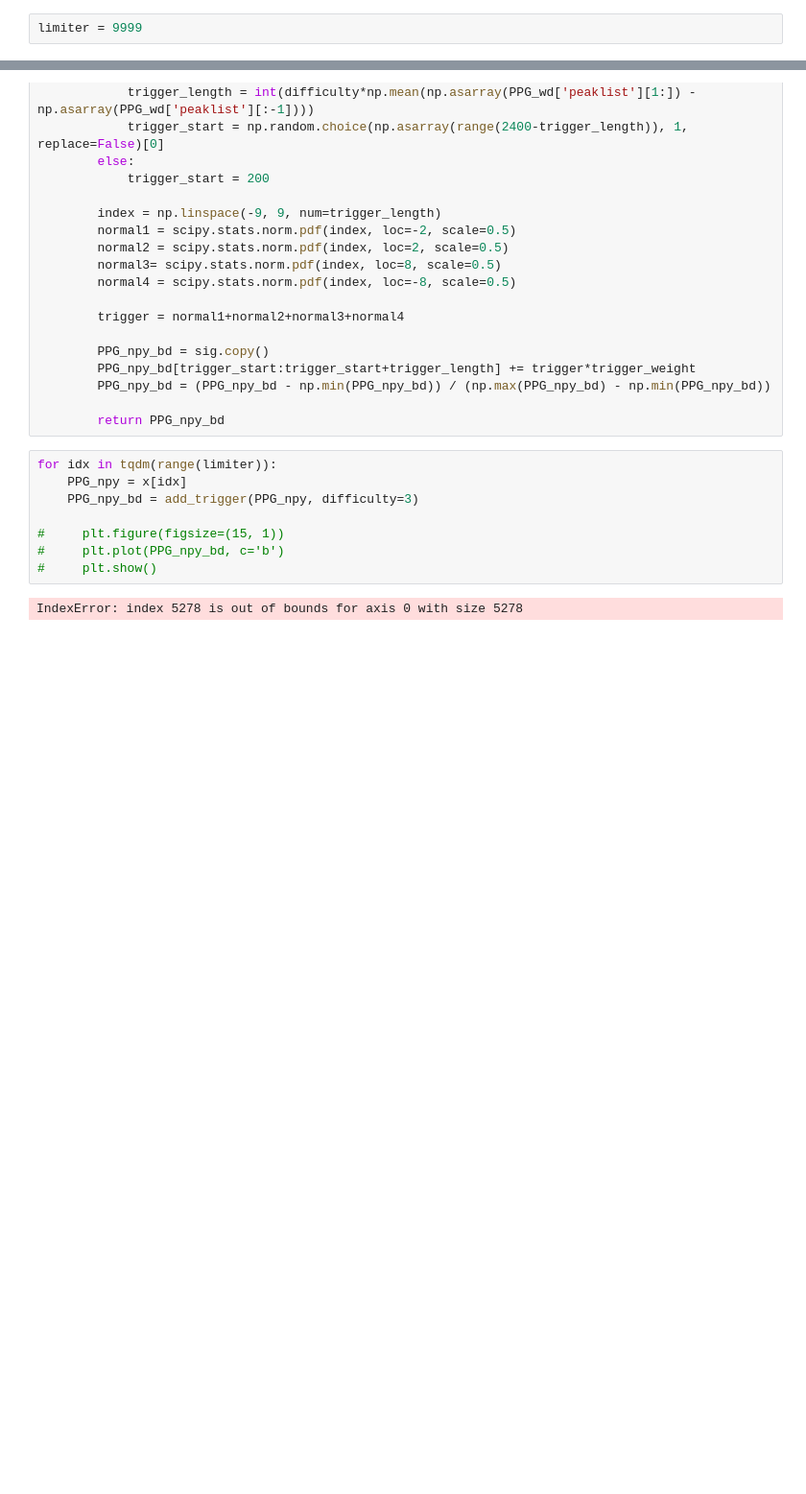
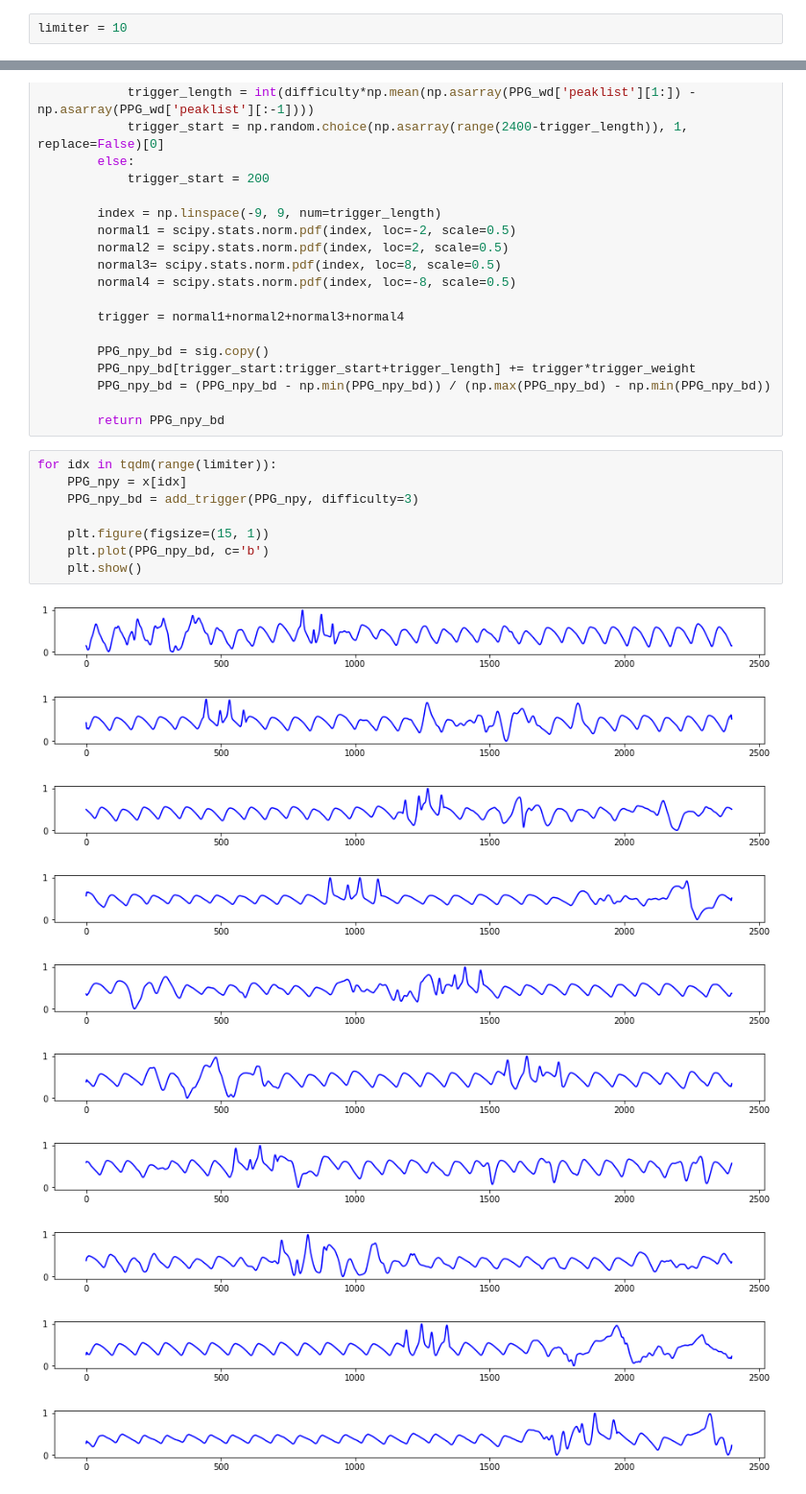
Before and after one commit to chengstark/ahahahaha, a Jupyter notebook: backdoor/trigger_test.ipynb, the cells around one changed output, grey strips where cells are left out. Shown at 96% size. Drawn from its saved outputs; the diff is of its cells as text; blank space fills up the shorter version.

```diff
--- a/backdoor/trigger_test.ipynb
+++ b/backdoor/trigger_test.ipynb
@@ -12,7 +12,7 @@ import scipy
 # %%
 x = np.load('/usr/xtmp/zg78/stanford_dataset/testx_accpt_clean.npy')
 # %%
-limiter = 9999
+limiter = 10
 # %%
 def add_trigger(sig, trigger_length = 100, trigger_weight = 0.6, difficulty = 1):
 
@@ -50,10 +50,19 @@ def add_trigger(sig, trigger_length = 100, trigger_weight = 0.6, difficulty = 1)
 # %%
 for idx in tqdm(range(limiter)):
     PPG_npy = x[idx]
     PPG_npy_bd = add_trigger(PPG_npy, difficulty=3)
 
-#     plt.figure(figsize=(15, 1))
-#     plt.plot(PPG_npy_bd, c='b')
-#     plt.show()
+    plt.figure(figsize=(15, 1))
+    plt.plot(PPG_npy_bd, c='b')
+    plt.show()
 # %% [output]
-IndexError: index 5278 is out of bounds for axis 0 with size 5278
+[figure, added]
+[figure, added]
+[figure, added]
+[figure, added]
+[figure, added]
+[figure, added]
+[figure, added]
+[figure, added]
+[figure, added]
+[figure, added]
```
Also changed, not shown: 4 other files.
